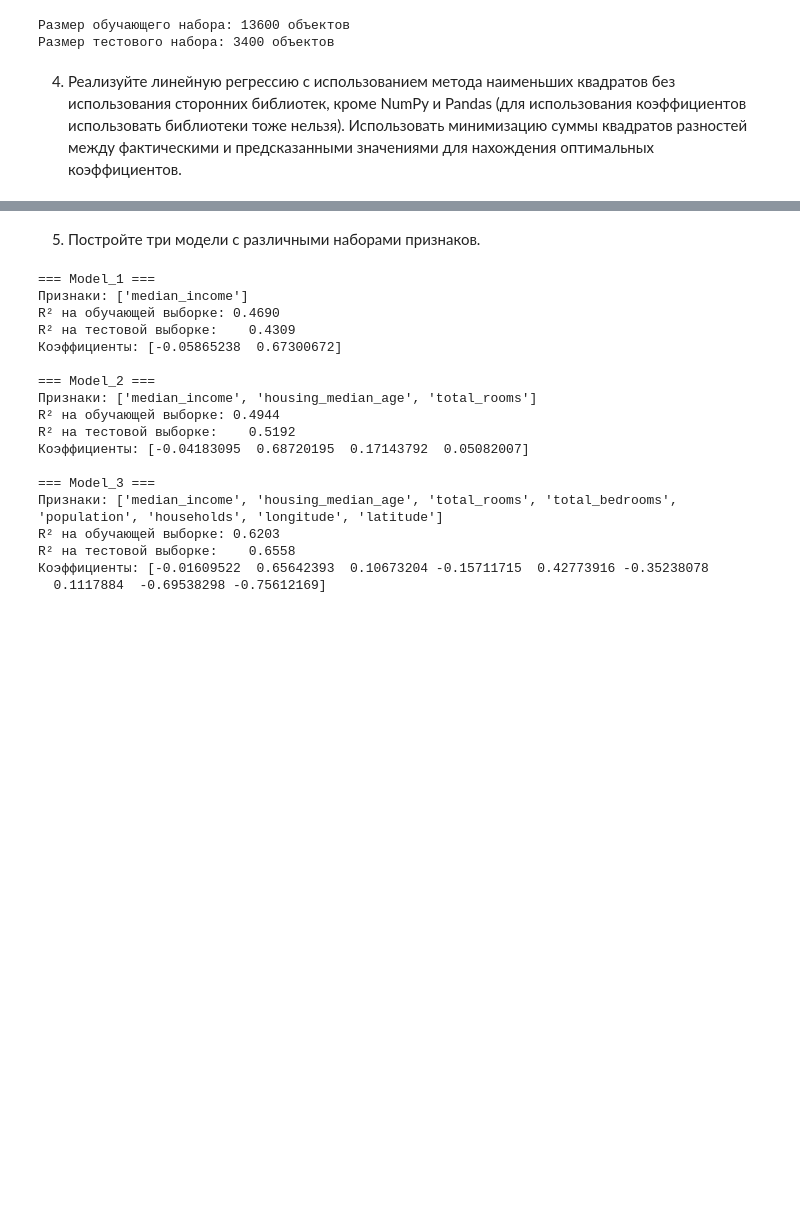
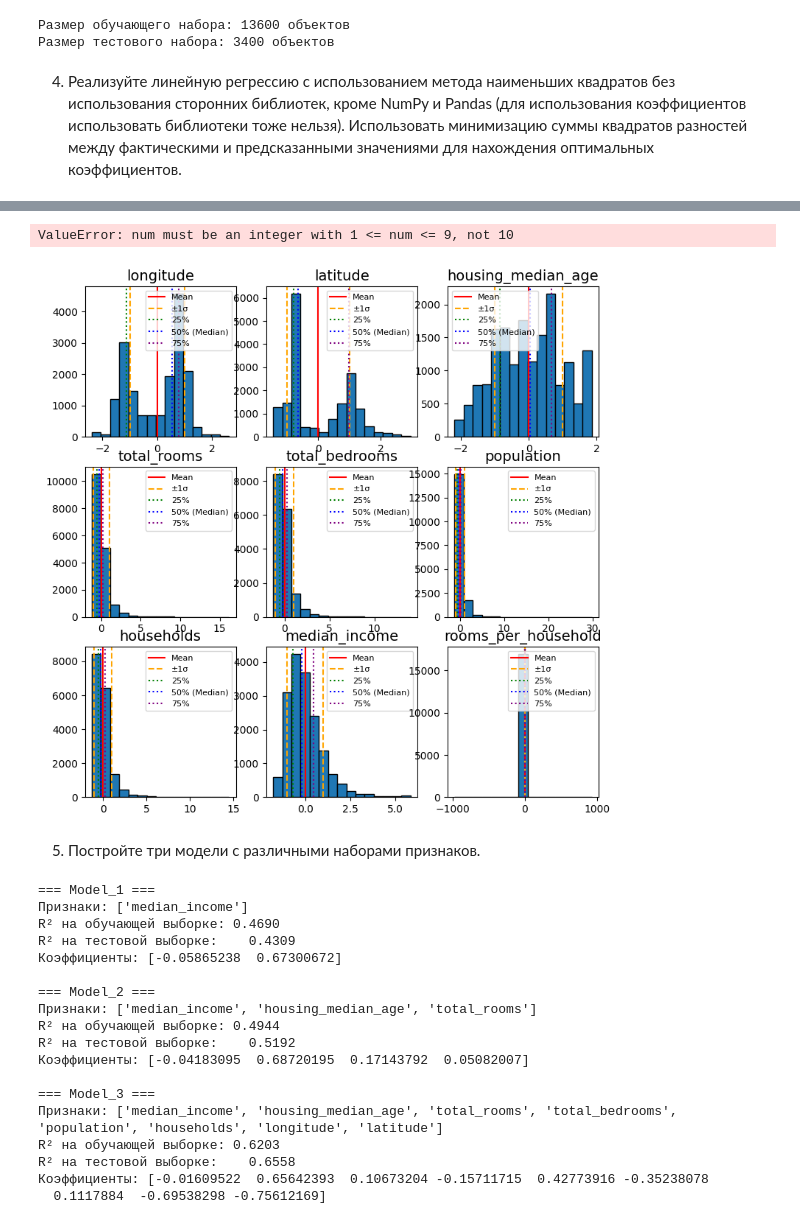
Before and after one commit to listoCheck/artificial-intelligence-systems, a Jupyter notebook: lab3/lab3.ipynb, the cells around one changed output, grey strips where cells are left out. Saved outputs shown, nothing was run; the diff lists cells and outputs as text; code cells hidden in the pictures; blank space fills up the shorter version.

```diff
--- a/lab3/lab3.ipynb
+++ b/lab3/lab3.ipynb
@@ -143,33 +144,43 @@ print(f"Размер тестового набора: {X_test.shape[0]} объе
 # %% [markdown]
 4) Реализуйте линейную регрессию с использованием метода наименьших квадратов без использования сторонних библиотек, кроме NumPy и Pandas (для использования коэффициентов использовать библиотеки тоже нельзя). Использовать минимизацию суммы квадратов разностей между фактическими и предсказанными значениями для нахождения оптимальных коэффициентов.
 # %%
-X_train_bias = np.hstack([np.ones((X_train.shape[0], 1)), X_train.values])
-X_test_bias = np.hstack([np.ones((X_test.shape[0], 1)), X_test.values])
+X = data.drop(columns=["median_house_value"])
+y = data["median_house_value"]
+rows_count = X.shape[0]
+cols_count = X.shape[1]
 
-XTX_inv = np.linalg.inv(X_train_bias.T @ X_train_bias)
-w = XTX_inv @ X_train_bias.T @ y_train.values
+means = data.mean(axis=0)
+corrected_dispersions = np.sum(np.power(data - means, 2), axis=0) / (rows_count - 1)
+standart_offsets = np.sqrt(corrected_dispersions)
+mins = data.min(axis=0)
+maxs = data.max(axis=0)
 
-y_pred_train = X_train_bias @ w
-y_pred_test = X_test_bias @ w
+print("Общая статистика по датасету:")
+print(data.describe())
 
-def mse(y_true, y_pred):
-    return np.mean((y_true - y_pred) ** 2)
+quantiles = data.quantile([0.25, 0.5, 0.75])
 
-def r2_score(y_true, y_pred):
-    ss_res = np.sum((y_true - y_pred) ** 2)
-    ss_tot = np.sum((y_true - np.mean(y_true)) ** 2)
-    return 1 - ss_res / ss_tot
+bins_count = 1 + int(math.log(rows_count, 2))
+data_from = X.join(y)
+titles = data_from.columns
 
-mse_train = mse(y_train, y_pred_train)
-mse_test = mse(y_test, y_pred_test)
-r2_train = r2_score(y_train, y_pred_train)
-r2_test = r2_score(y_test, y_pred_test)
+fig = plt.figure(figsize=(9, 9))
 
-coef_names = ["bias"] + list(X_train.columns)
-print("Коэффициенты линейной регрессии:")
-print(pd.Series(w, index=coef_names))
+for i, column in enumerate(titles):
+    ax = fig.add_subplot(3, 3, i + 1)
+    hist = ax.hist(data_from[column], bins=bins_count, edgecolor="black")
 
-print("Качество модели:")
-print(f"На обучающей выборке: R² = {r2_train:.4f}, MSE = {mse_train:.2f}")
-print(f"На тестовой выборке:  R² = {r2_test:.4f}, MSE = {mse_test:.2f}")
+    ax.axvline(x=means.iloc[i], color="red", label="Mean")
+    ax.axvline(x=means.iloc[i] - standart_offsets.iloc[i], color="orange", linestyle="--", label="±1σ")
+    ax.axvline(x=means.iloc[i] + standart_offsets.iloc[i], color="orange", linestyle="--")
+
+    ax.axvline(x=quantiles.loc[0.25, column], color="green", linestyle=":", label="25%")
+    ax.axvline(x=quantiles.loc[0.5, column], color="blue", linestyle=":", label="50% (Median)")
+    ax.axvline(x=quantiles.loc[0.75, column], color="purple", linestyle=":", label="75%")
+
+    ax.set_title(titles[i], fontsize=14)
+    ax.legend(fontsize=8)
+
+fig.tight_layout()
+plt.show()
 # %% [output]
@@ -190,3 +204,5 @@ dtype: float64
+ValueError: num must be an integer with 1 <= num <= 9, not 10
+[figure, added]
 # %% [markdown]
 5) Постройте три модели с различными наборами признаков.
 # %%
```
Also changed, not shown: parts of 2 cells of this notebook, 1 other file.
